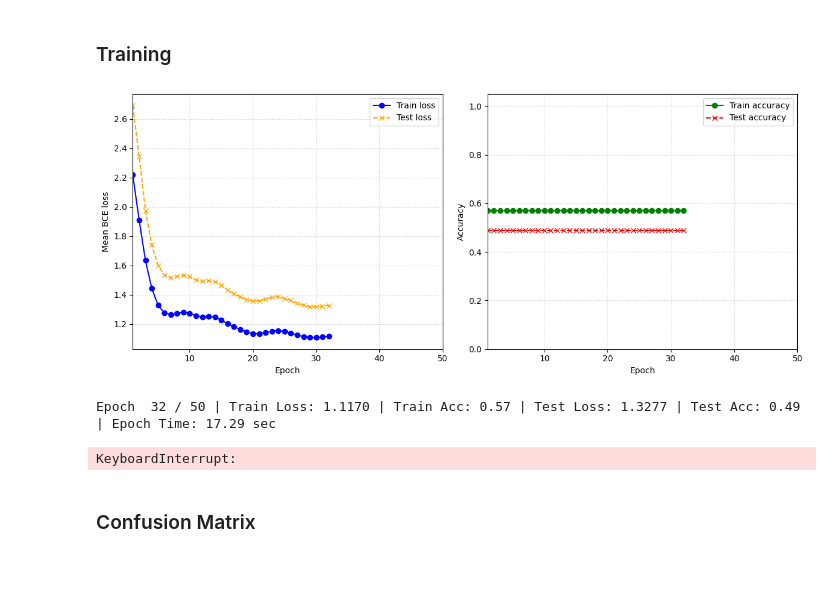
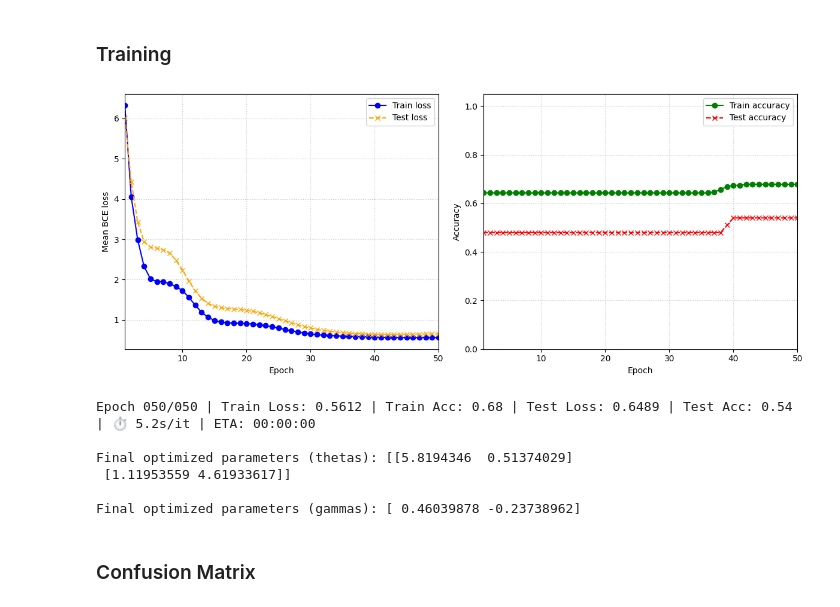
Before and after one commit to Jules02/aqal_project, a Jupyter notebook: quantum_model.ipynb, the cells around one changed output. Cells and saved outputs as stored; diff of their text form; code cells hidden in the pictures; blank space fills up the shorter version.

```diff
--- a/quantum_model.ipynb
+++ b/quantum_model.ipynb
@@ -16,9 +17,9 @@ Note: see the project instructions for notations ($L$, $H_G$, etc.)
 # %% [markdown]
 ### Hyperparameters
 # %%
-NUM_QUBITS = NUM_NODES = 8
-L = 4
-N_PARAMS_PER_LAYER = 1                  # 1 corresponds to the first variational ansatz from the project instructions, 2 to the second
+NUM_QUBITS = NUM_NODES = 7
+L = 2
+N_PARAMS_PER_LAYER = 2                  # 1 corresponds to the first variational ansatz from the project instructions, 2 to the second
 
 DATASET_SIZE = 500
 TEST_SIZE = 0.2                                    # share of the data set used for testing (the rest is used for training)
@@ -28,7 +29,7 @@ STEP_SIZE = 0.1                                     # initial step size for the
 EARLY_STOPPING = False
 SUCCESS_THRESHOLD = 0.75
 
-SEED = 10934                                        # for reproducing the experiments
+SEED = 10101010                                        # for reproducing the experiments
 random.seed(SEED)
 np.random.seed(SEED)
 # %% [markdown]
@@ -267,7 +268,7 @@ for epoch in range(EPOCHS):
     epoch_start_time = time.time()
 
     cost_function_train = lambda t, g: cost_function(t, g, dataset=train_data)
-    thetas, gammas, train_loss = opt.step_and_cost(cost_function_train, thetas, gammas)
+    (thetas, gammas), train_loss = opt.step_and_cost(cost_function_train, thetas, gammas)
 
     train_acc = compute_accuracy(thetas, gammas, dataset=train_data)
     test_loss = cost_function(thetas, gammas, dataset=test_data)
@@ -304,37 +305,41 @@ for epoch in range(EPOCHS):
     plt.show()
 
     epoch_end_time = time.time()
     epoch_duration = epoch_end_time - epoch_start_time
     epoch_times.append(epoch_duration)
 
     avg_time_per_epoch = np.mean(epoch_times)
     remaining_epochs = EPOCHS - (epoch + 1)
     eta_seconds = int(remaining_epochs * avg_time_per_epoch)
     eta_str = time.strftime('%H:%M:%S', time.gmtime(eta_seconds))
 
     print(f"Epoch {epoch + 1:03d}/{EPOCHS:03d} | "
           f"Train Loss: {train_loss:.4f} | "
           f"Train Acc: {train_acc:.2f} | "
           f"Test Loss: {test_loss:.4f} | "
-          f"Test Acc: test_acc:.2f} | "
+          f"Test Acc: {test_acc:.2f} | "
           f"⏱️ {epoch_duration:.1f}s/it | "
           f"ETA: {eta_str}")
 
     if EARLY_STOPPING and test_acc > SUCCESS_THRESHOLD:
         last_epoch = epoch
         total_end_time = time.time()
         break
 
 if total_end_time is None:
     total_end_time = time.time()
 total_duration = total_end_time - total_start_time
 
 print("\nFinal optimized parameters (thetas):", thetas)
 print("\nFinal optimized parameters (gammas):", gammas)
 # %% [output]
-[figure, old version]
+[figure, new version]
-Epoch  32 / 50 | Train Loss: 1.1170 | Train Acc: 0.57 | Test Loss: 1.3277 | Test Acc: 0.49 | Epoch Time: 17.29 sec
+Epoch 050/050 | Train Loss: 0.5612 | Train Acc: 0.68 | Test Loss: 0.6489 | Test Acc: 0.54 | ⏱️ 5.2s/it | ETA: 00:00:00
+
+Final optimized parameters (thetas): [[5.8194346  0.51374029]
+ [1.11953559 4.61933617]]
+
+Final optimized parameters (gammas): [ 0.46039878 -0.23738962]
-KeyboardInterrupt:
 # %% [markdown]
 ### Confusion Matrix
 # %%
```
Also changed, not shown: parts of 7 cells of this notebook, 30 other files.
